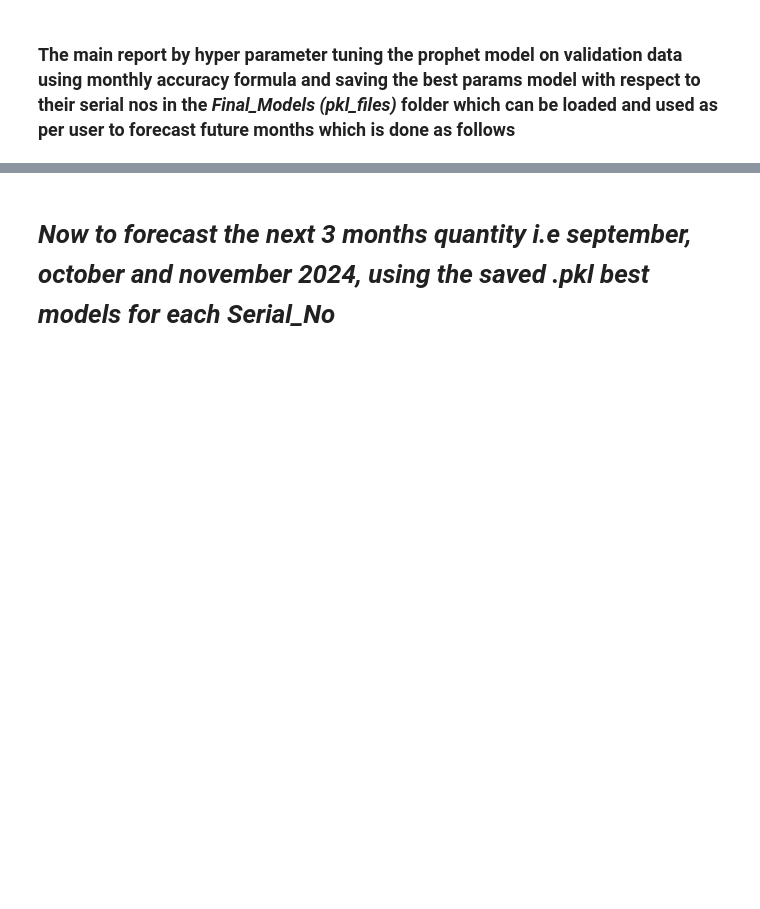
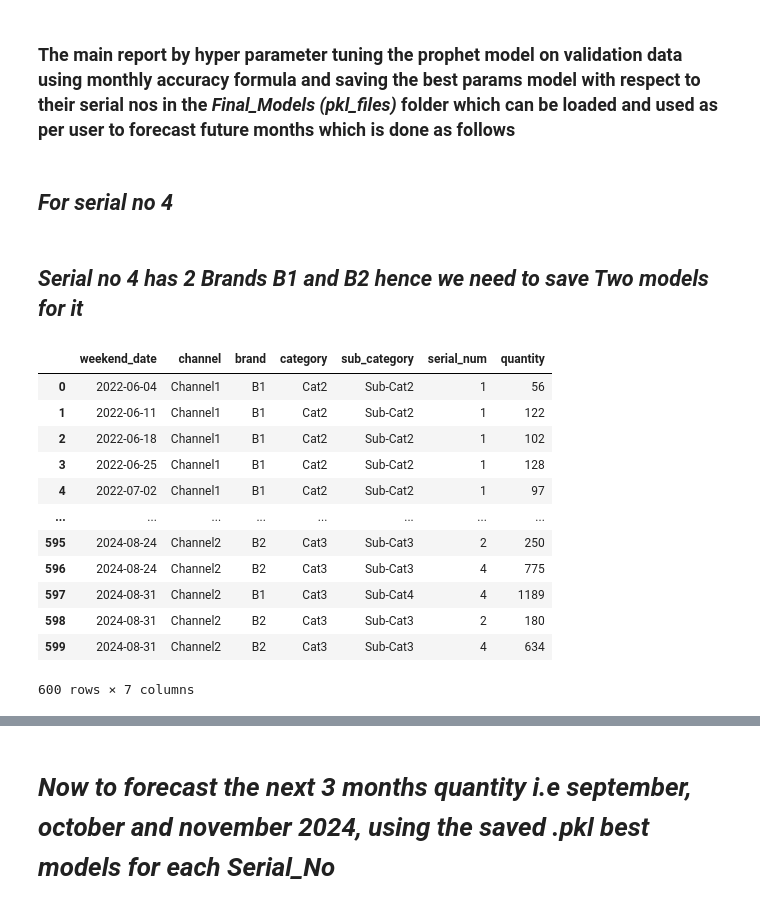
Before and after one commit to Omkar-Gadade/Weekly-Sales-Forecasting, a Jupyter notebook: forecasting_modeling.ipynb, the cells around one changed output, grey strips where cells are left out. Saved outputs shown, nothing was run; the diff lists cells and outputs as text; code cells hidden in the pictures; blank space fills up the shorter version.

Commit message:
Serial_No4 Model update

```diff
--- a/forecasting_modeling.ipynb
+++ b/forecasting_modeling.ipynb
@@ -312,3 +312,23 @@ Monthly Accuracy for Serial No 1: 0.5774
 ... (52 outputs left out)
 # %% [markdown]
 ### The main report by hyper parameter tuning the prophet model on validation data using monthly accuracy formula and saving the best params model with respect to their serial nos in the *Final_Models (pkl_files)* folder which can be loaded and used as per user to forecast future months which is done as follows
+# %% [markdown]
+## *For serial no 4*
+# %% [markdown]
+## *Serial no 4 has 2 Brands B1 and B2 hence we need to save Two models for it*
+# %%
+df
+# %% [output]
+|  | weekend_date | channel | brand | category | sub_category | serial_num | quantity |
+| 0 | 2022-06-04 | Channel1 | B1 | Cat2 | Sub-Cat2 | 1 | 56 |
+| 1 | 2022-06-11 | Channel1 | B1 | Cat2 | Sub-Cat2 | 1 | 122 |
+| 2 | 2022-06-18 | Channel1 | B1 | Cat2 | Sub-Cat2 | 1 | 102 |
+| 3 | 2022-06-25 | Channel1 | B1 | Cat2 | Sub-Cat2 | 1 | 128 |
+| 4 | 2022-07-02 | Channel1 | B1 | Cat2 | Sub-Cat2 | 1 | 97 |
+| ... | ... | ... | ... | ... | ... | ... | ... |
+| 595 | 2024-08-24 | Channel2 | B2 | Cat3 | Sub-Cat3 | 2 | 250 |
+| 596 | 2024-08-24 | Channel2 | B2 | Cat3 | Sub-Cat3 | 4 | 775 |
+| 597 | 2024-08-31 | Channel2 | B1 | Cat3 | Sub-Cat4 | 4 | 1189 |
+| 598 | 2024-08-31 | Channel2 | B2 | Cat3 | Sub-Cat3 | 2 | 180 |
+| 599 | 2024-08-31 | Channel2 | B2 | Cat3 | Sub-Cat3 | 4 | 634 |
+600 rows × 7 columns
```
Also changed, not shown: parts of 65 cells of this notebook, 2 other files.
